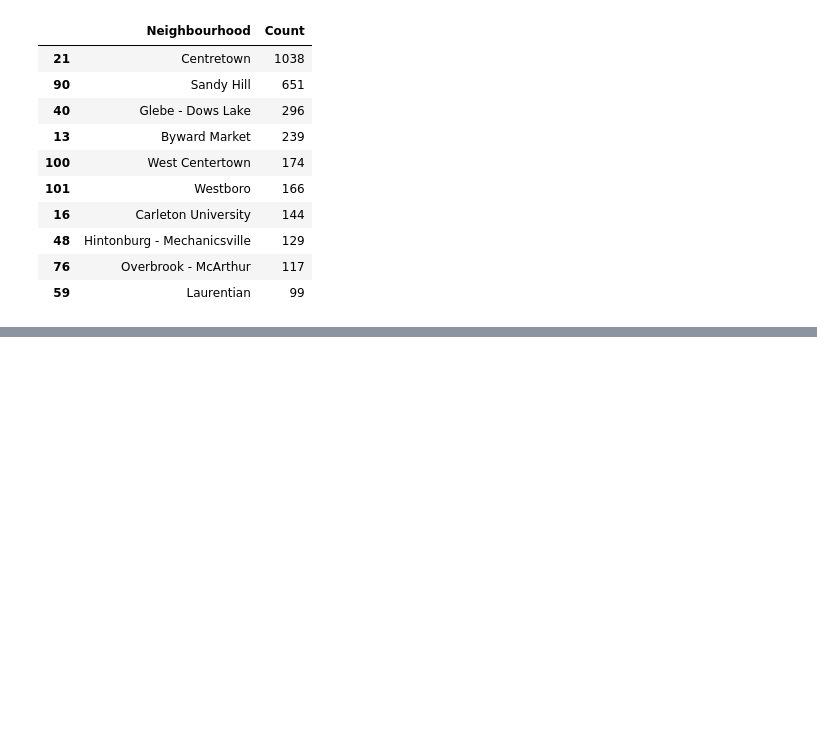
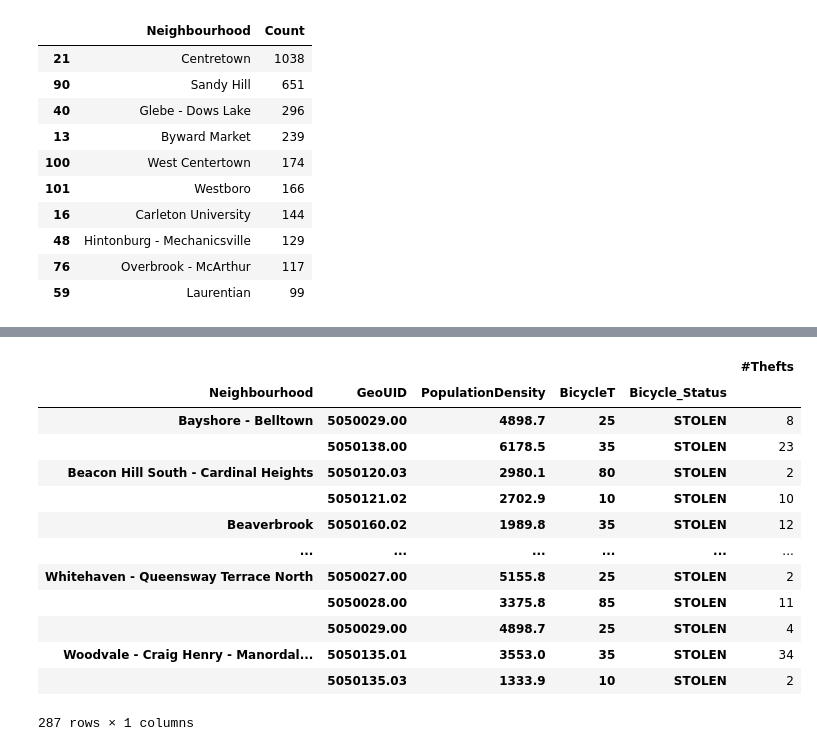
Before and after one commit to TEAM-IMT/bikes-theft-model, a Jupyter notebook: Codigos/Bicycle Thefts_Ottawa.ipynb, the cells around one changed output, grey strips where cells are left out. Saved outputs shown, nothing was run; the diff lists cells and outputs as text; code cells hidden in the pictures; blank space fills up the shorter version.

Commit message:
Cambios Ottawa

```diff
--- a/Codigos/Bicycle Thefts_Ottawa.ipynb
+++ b/Codigos/Bicycle Thefts_Ottawa.ipynb
@@ -358,3 +359,7 @@ Dias_aux_nei.sort_values(by=['Count'],ascending=False).head(10)
 | 48 | Hintonburg - Mechanicsville | 129 |
 | 76 | Overbrook - McArthur | 117 |
 | 59 | Laurentian | 99 |
+# %%
+JointOttawa = pd.read_csv('/content/gdrive/My Drive/IMT Atlantique/Data Science/Project Bycicle/bikes-theft-model/Data/JointOttawa.csv', header=0)
+JointOttawa= JointOttawa.drop(['Unnamed: 0'],axis=1)
+JointOttawa.head()
@@ -360,0 +373,20 @@ Dias_aux_nei.sort_values(by=['Count'],ascending=False).head(10)
+# %%
+JointOttawa['Ones'] = 1
+aux = JointOttawa[JointOttawa['Bicycle_Status'] == 'STOLEN']
+df_bikes_density = aux.groupby(['Neighbourhood', 'GeoUID', 'PopulationDensity', 'BicycleT', 'Bicycle_Status'])[['Ones']].sum()
+df_bikes_density.rename(columns={'Ones' : '#Thefts', 'BicycleT' : 'BicycleDensity' })
+# %% [output]
+|  |  |  |  |  | #Thefts |
+| Neighbourhood | GeoUID | PopulationDensity | BicycleT | Bicycle_Status |  |
+| Bayshore - Belltown | 5050029.00 | 4898.7 | 25 | STOLEN | 8 |
+|  | 5050138.00 | 6178.5 | 35 | STOLEN | 23 |
+| Beacon Hill South - Cardinal Heights | 5050120.03 | 2980.1 | 80 | STOLEN | 2 |
+|  | 5050121.02 | 2702.9 | 10 | STOLEN | 10 |
+| Beaverbrook | 5050160.02 | 1989.8 | 35 | STOLEN | 12 |
+| ... | ... | ... | ... | ... | ... |
+| Whitehaven - Queensway Terrace North | 5050027.00 | 5155.8 | 25 | STOLEN | 2 |
+|  | 5050028.00 | 3375.8 | 85 | STOLEN | 11 |
+|  | 5050029.00 | 4898.7 | 25 | STOLEN | 4 |
+| Woodvale - Craig Henry - Manordal... | 5050135.01 | 3553.0 | 35 | STOLEN | 34 |
+|  | 5050135.03 | 1333.9 | 10 | STOLEN | 2 |
+287 rows × 1 columns
```
Also changed, not shown: parts of 3 cells of this notebook.
